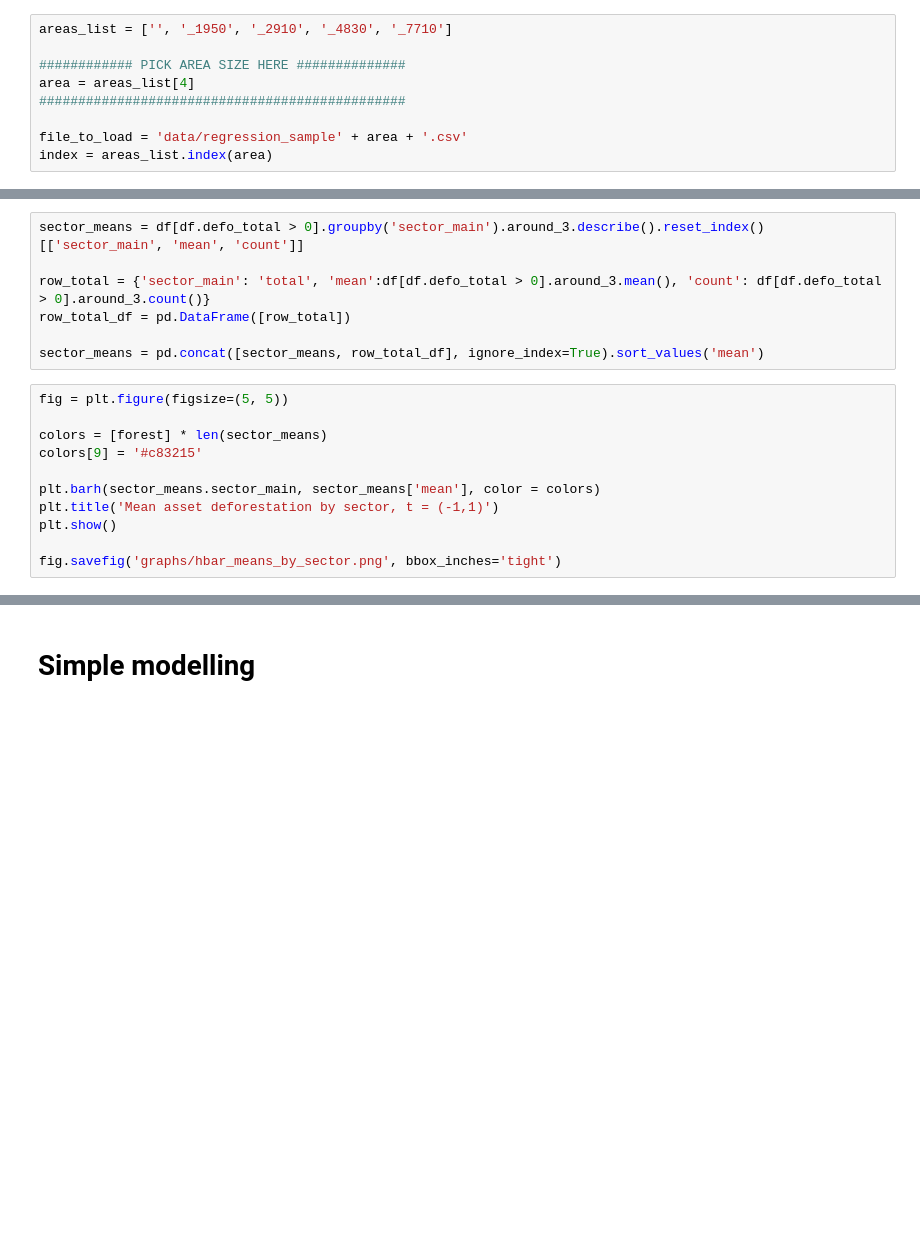
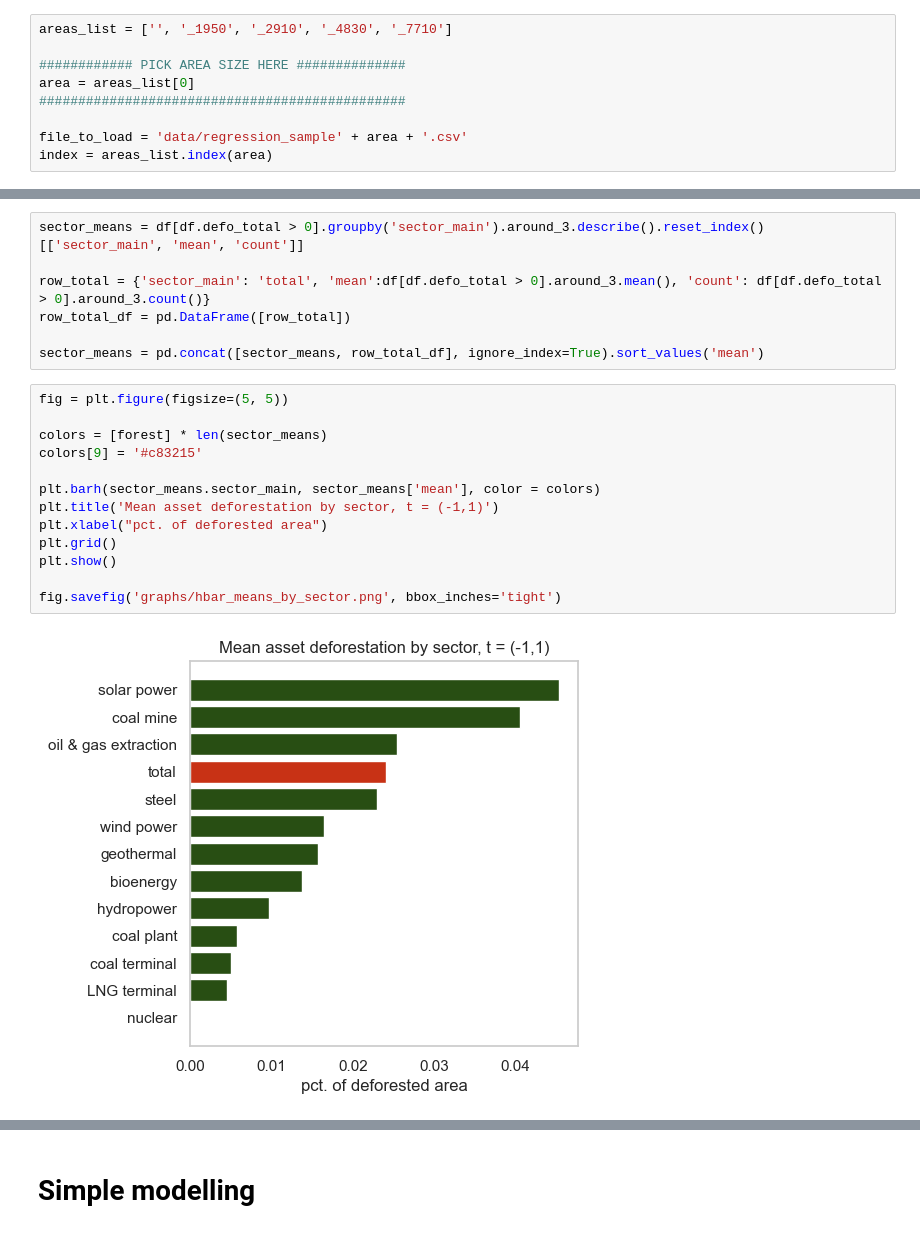
Before and after one commit to wuntunsun/eudr-exposure, a Jupyter notebook: asset-sample-MK.ipynb, the cells around one changed output, grey strips where cells are left out. Cells and saved outputs as stored; diff of their text form; blank space fills up the shorter version.

```diff
--- a/asset-sample-MK.ipynb
+++ b/asset-sample-MK.ipynb
@@ -40,7 +43,7 @@ forest = '#284e13ff'
 areas_list = ['', '_1950', '_2910', '_4830', '_7710']
 
 ############ PICK AREA SIZE HERE ##############
-area = areas_list[4]
+area = areas_list[0]
 ###############################################
 
 file_to_load = 'data/regression_sample' + area + '.csv'
@@ -63,14 +66,18 @@ sector_means = pd.concat([sector_means, row_total_df], ignore_index=True).sort_v
 # %%
 fig = plt.figure(figsize=(5, 5))
 
 colors = [forest] * len(sector_means)
 colors[9] = '#c83215'
 
 plt.barh(sector_means.sector_main, sector_means['mean'], color = colors)
 plt.title('Mean asset deforestation by sector, t = (-1,1)')
+plt.xlabel("pct. of deforested area")
+plt.grid()
 plt.show()
 
 fig.savefig('graphs/hbar_means_by_sector.png', bbox_inches='tight')
+# %% [output]
+[figure, added]
 # %%
 sector_counts = df.groupby('sector_main').around_3.describe().reset_index()[['sector_main', 'mean', 'count']].sort_values('count')
 
```
Also changed, not shown: parts of 16 cells of this notebook, 8 other files.
